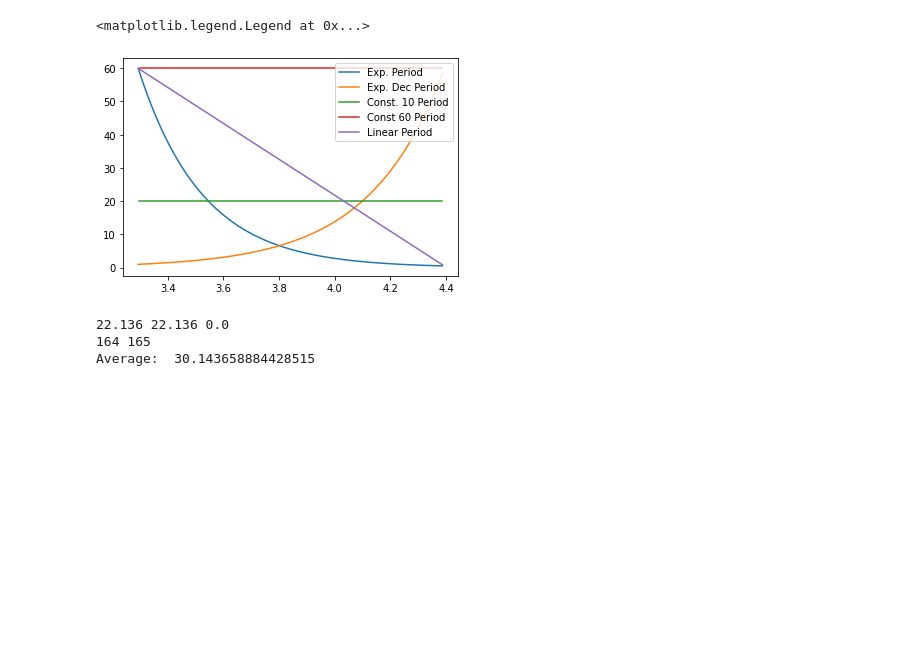
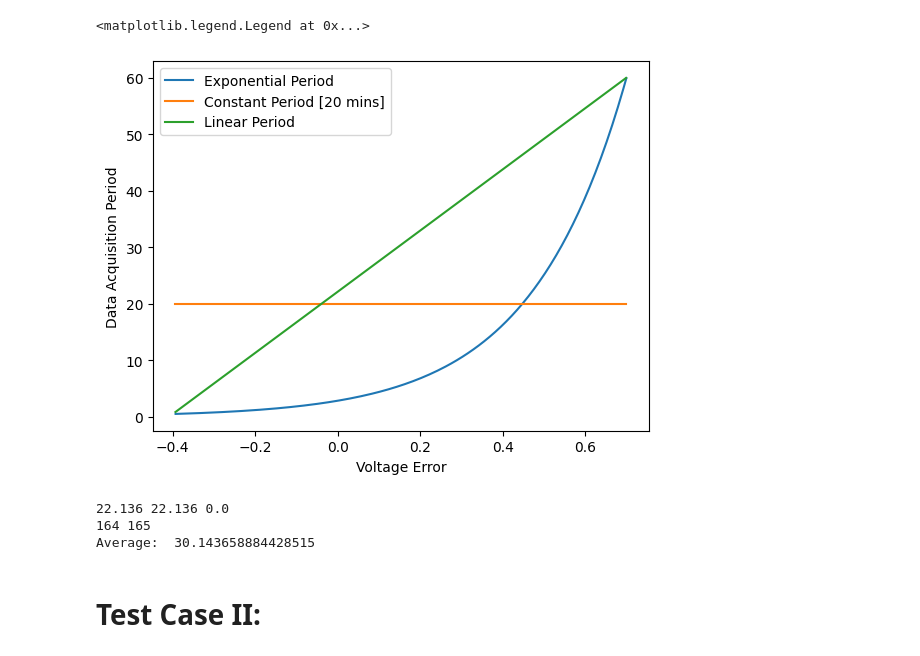
Before and after one commit to devjoshi9031/BeeHive-Sensing-Energy-Management-, a Jupyter notebook: pid/plot.ipynb, the cells around one changed output. Cells and saved outputs as stored; diff of their text form; code cells hidden in the pictures; blank space fills up the shorter version.

Commit message:
Additional plots to help with study the responsiveness of the system

```diff
--- a/pid/plot.ipynb
+++ b/pid/plot.ipynb
@@ -27,7 +27,7 @@ def convert_error_to_time_lin(error):
 
 def convert_curr_consumption_to_voltage_drop(time) :
     Iactive = 3.3
-    Isleep = .00235
+    Isleep = 0.00235
     v = (Iactive+time*Isleep)/500
     return v
 
@@ -133,15 +133,18 @@ plt.legend()
 # %%
 # fig= plt.gcf()
 # fig.subplots_adjust(bottom=0.15)
-plt.plot(feedback_exp_list[1:],time_exp_list[1:], label='Exp. Period')
-plt.plot(feedback_exp_dec_list[1:],time_exp_dec_list[1:], label='Exp. Dec Period')
-plt.plot(feedback_const_list[1:],time_const_list[1:], label='Const. 10 Period')
-plt.plot(feedback_const_list_60[1:],time_const_list_60[1:],label='Const 60 Period')
-plt.plot(feedback_lin_list[1:],time_lin_list[1:], label='Linear Period')
+plt.plot(error_exp_list[1:],time_exp_list[1:], label='Exponential Period')
+# plt.plot(feedback_exp_dec_list[1:],time_exp_dec_list[1:], label='Exp. Dec Period')
+plt.plot(error_const_list[1:],time_const_list[1:], label='Constant Period [20 mins]')
+# plt.plot(feedback_const_list_60[1:],time_const_list_60[1:],label='Const 60 Period')
+plt.plot(error_lin_list[1:],time_lin_list[1:], label='Linear Period')
+
+plt.xlabel("Voltage Error")
+plt.ylabel("Data Acquisition Period")
 plt.legend()
 # %% [output]
 <matplotlib.legend.Legend at 0x...>
-[figure, old version]
+[figure, new version]
 # %%
 print(time_lin_list[0], time_lin_list[0], error_lin_list[0])
 print(len(feedback_lin_list), len(feedback_const_list))
@@ -151,3 +154,5 @@ print("Average: ",sum_value/len(time_lin_list))
 22.136 22.136 0.0
 164 165
 Average:  30.143658884428515
+# %% [markdown]
+# Test Case II:
```
Also changed, not shown: parts of 8 cells of this notebook, 2 other files.
